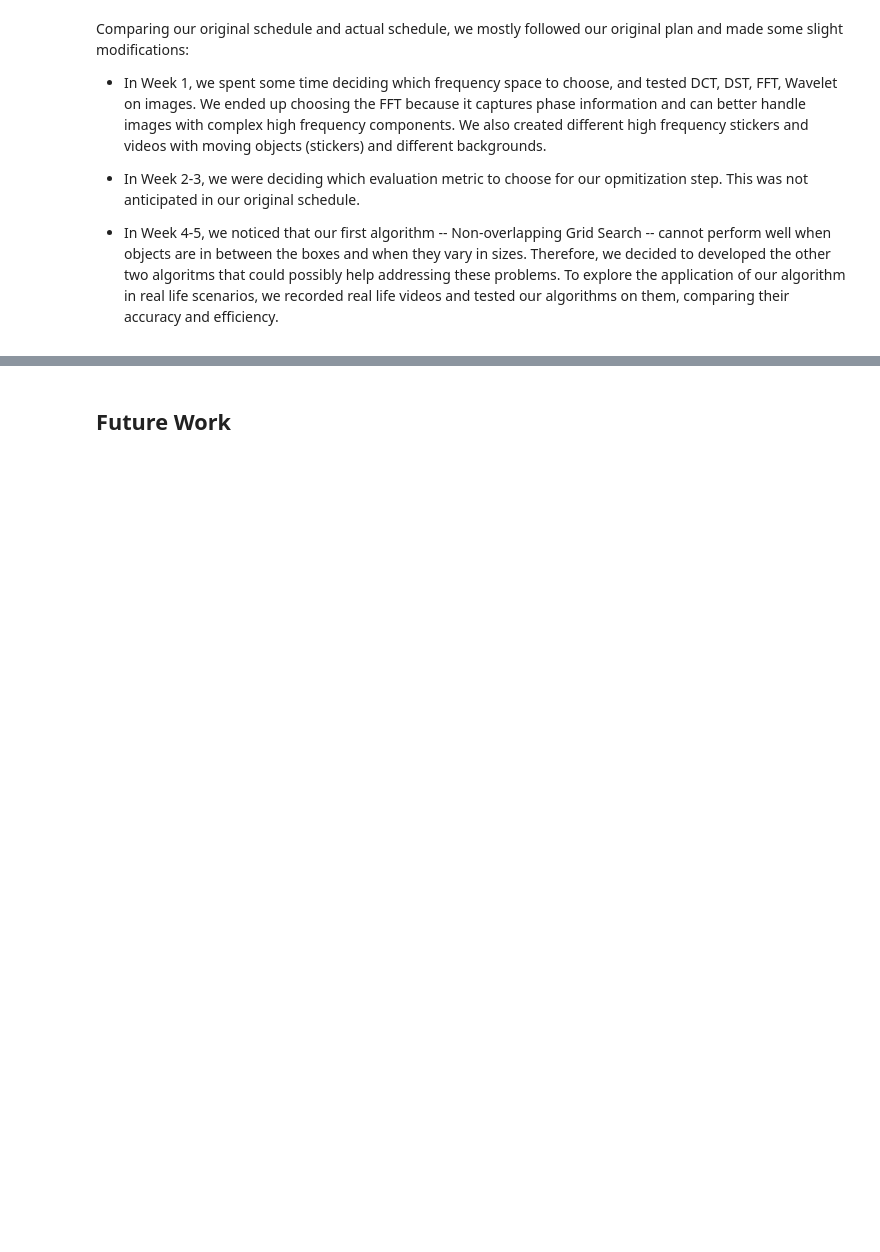
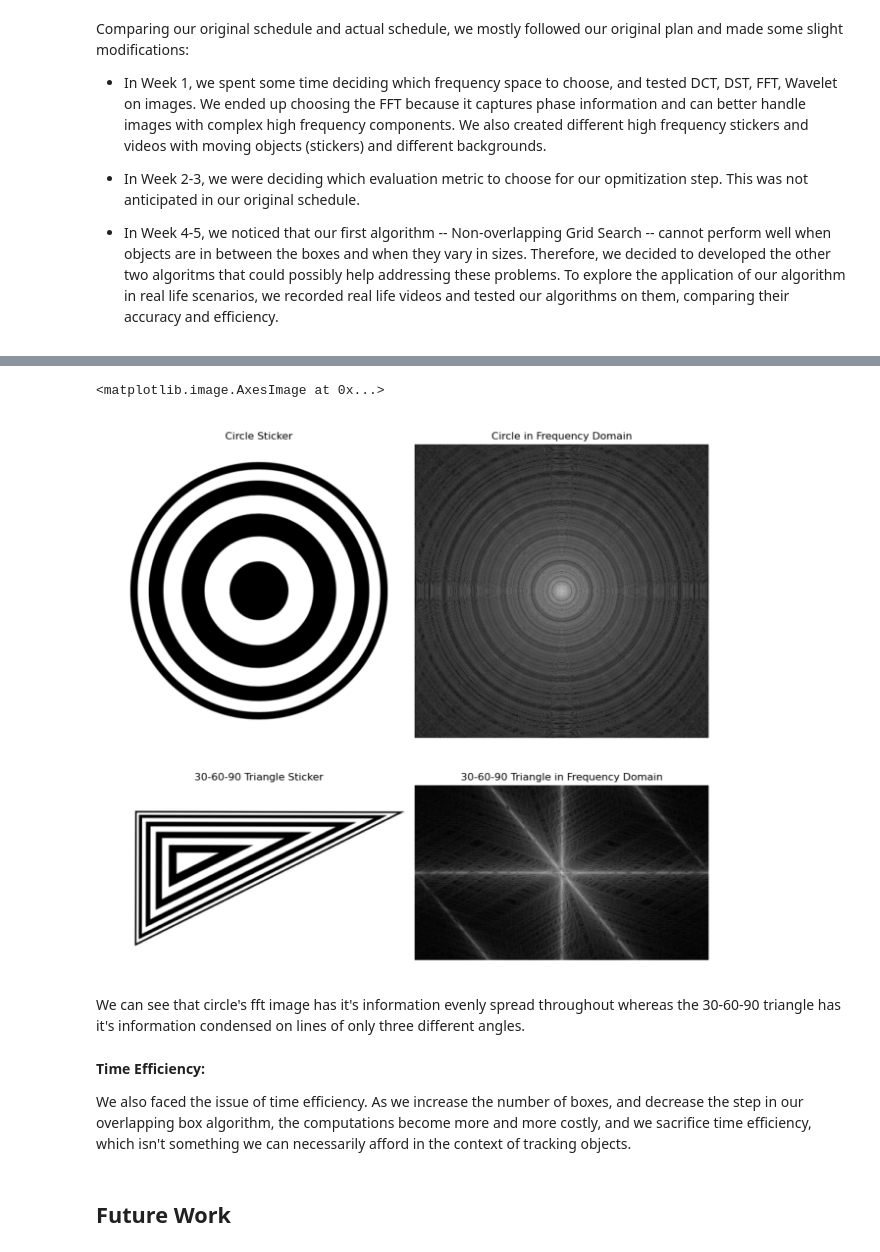
Before and after one commit to Sallyliubj/Object-Detection-and-Tracking-in-Frequency-Domain, a Jupyter notebook: Final Report.ipynb, the cells around one changed output, grey strips where cells are left out. Drawn from its saved outputs; the diff is of its cells as text; code cells hidden in the pictures; blank space fills up the shorter version.

```diff
--- a/Final Report.ipynb
+++ b/Final Report.ipynb
@@ -481,2 +562,16 @@ Comparing our original schedule and actual schedule, we mostly followed our orig
+# %%
+ffts = io.imread('ffts_of_circle_and_right_triangle.png')
+plt.figure(figsize=(8,8))
+plt.axis('off')
+plt.imshow(ffts)
+# %% [output]
+<matplotlib.image.AxesImage at 0x...>
+[figure, added]
+# %% [markdown]
+We can see that circle's fft image has it's information evenly spread throughout whereas the 30-60-90 triangle has it's information condensed on lines of only three different angles.
+# %% [markdown]
+**Time Efficiency:**
+
+We also faced the issue of time efficiency. As we increase the number of boxes, and decrease the step in our overlapping box algorithm, the computations become more and more costly, and we sacrifice time efficiency, which isn't something we can necessarily afford in the context of tracking objects.
 # %% [markdown]
 ## Future Work
```
Also changed, not shown: parts of 22 cells of this notebook, 4 other files.
